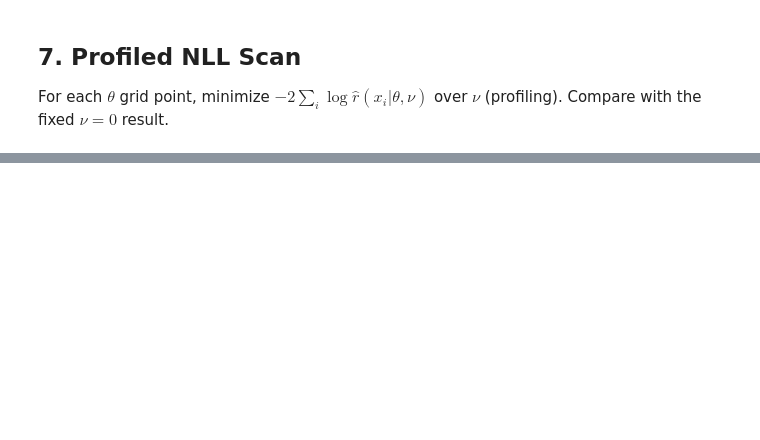
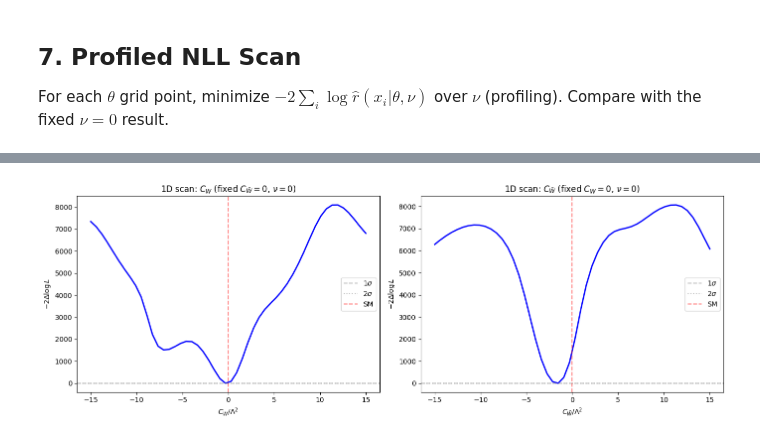
Before and after one commit to JaySandesara/madminer, a Jupyter notebook: examples/tutorial_particle_physics/semi_parametric_train_carl_nuisance.ipynb, the cells around one changed output, grey strips where cells are left out. Drawn from its saved outputs; the diff is of its cells as text; code cells hidden in the pictures; blank space fills up the shorter version.

```diff
--- a/examples/tutorial_particle_physics/semi_parametric_train_carl_nuisance.ipynb
+++ b/examples/tutorial_particle_physics/semi_parametric_train_carl_nuisance.ipynb
@@ -347,0 +664,54 @@ plt.show()
+# %%
+# 1D NLL scans at fixed nu=0
+
+x_sm_1d = x_sm[:1000]
+
+n_scan = 50
+cwl2_scan = np.linspace(-15, 15, n_scan)
+cpwl2_scan = np.linspace(-15, 15, n_scan)
+
+def nll_1d(param_vals, param_idx, other_val=0.0):
+    """Scan one POI, fix the other at other_val, nu=0."""
+    nll_vals = []
+    for v in param_vals:
+        theta = np.array([0.0, 0.0, 0.0, 0.0])
+        theta[param_idx] = v
+        theta[1 - param_idx] = other_val
+        theta_batch = np.tile(theta, (len(x_sm_1d), 1))
+        lr, _ = model.evaluate_log_likelihood_ratio(
+            x=x_sm_1d, theta=theta_batch, test_all_combinations=False,
+        )
+        nll_vals.append(-2.0 * lr.sum())
+    return np.array(nll_vals)
+
+nll_cwl2 = nll_1d(cwl2_scan, 0)
+nll_cpwl2 = nll_1d(cpwl2_scan, 1)
+nll_cwl2 -= nll_cwl2.min()
+nll_cpwl2 -= nll_cpwl2.min()
+
+fig, axes = plt.subplots(1, 2, figsize=(14, 5))
+
+ax = axes[0]
+ax.plot(cwl2_scan, nll_cwl2, "b-", lw=2)
+ax.axhline(1.0, color="gray", ls="--", alpha=0.5, label=r"$1\sigma$")
+ax.axhline(4.0, color="gray", ls=":", alpha=0.5, label=r"$2\sigma$")
+ax.axvline(0, color="red", ls="--", alpha=0.5, label="SM")
+ax.set_xlabel(r"$C_W / \Lambda^2$")
+ax.set_ylabel(r"$-2\Delta\log L$")
+ax.set_title(r"1D scan: $C_W$ (fixed $C_{\tilde{W}}=0$, $\nu=0$)")
+ax.legend()
+
+ax = axes[1]
+ax.plot(cpwl2_scan, nll_cpwl2, "b-", lw=2)
+ax.axhline(1.0, color="gray", ls="--", alpha=0.5, label=r"$1\sigma$")
+ax.axhline(4.0, color="gray", ls=":", alpha=0.5, label=r"$2\sigma$")
+ax.axvline(0, color="red", ls="--", alpha=0.5, label="SM")
+ax.set_xlabel(r"$C_{\tilde{W}} / \Lambda^2$")
+ax.set_ylabel(r"$-2\Delta\log L$")
+ax.set_title(r"1D scan: $C_{\tilde{W}}$ (fixed $C_W=0$, $\nu=0$)")
+ax.legend()
+
+plt.tight_layout()
+plt.show()
+# %% [output]
+[figure, added]
```
Also changed, not shown: parts of 15 cells of this notebook, 3 other files.
